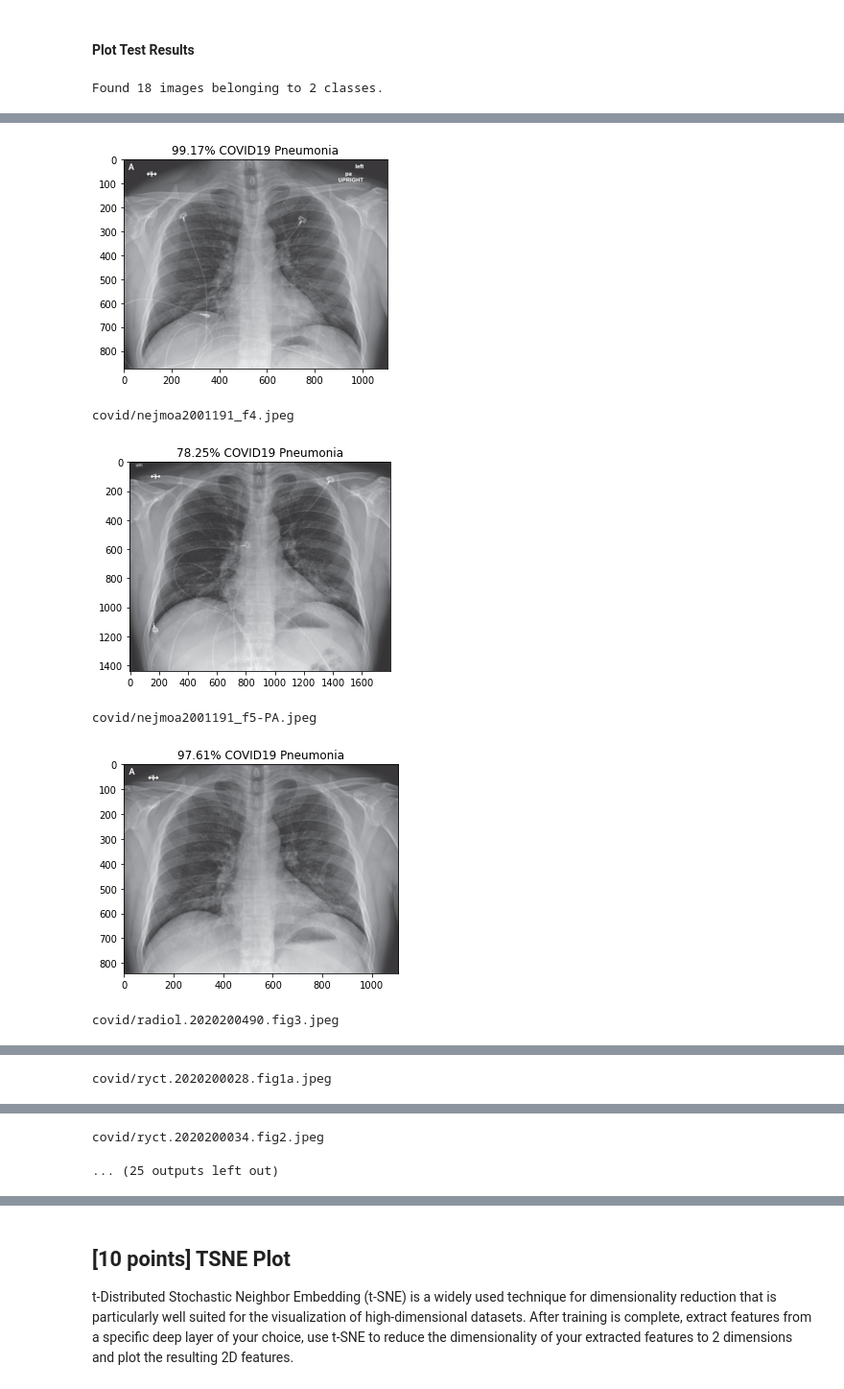
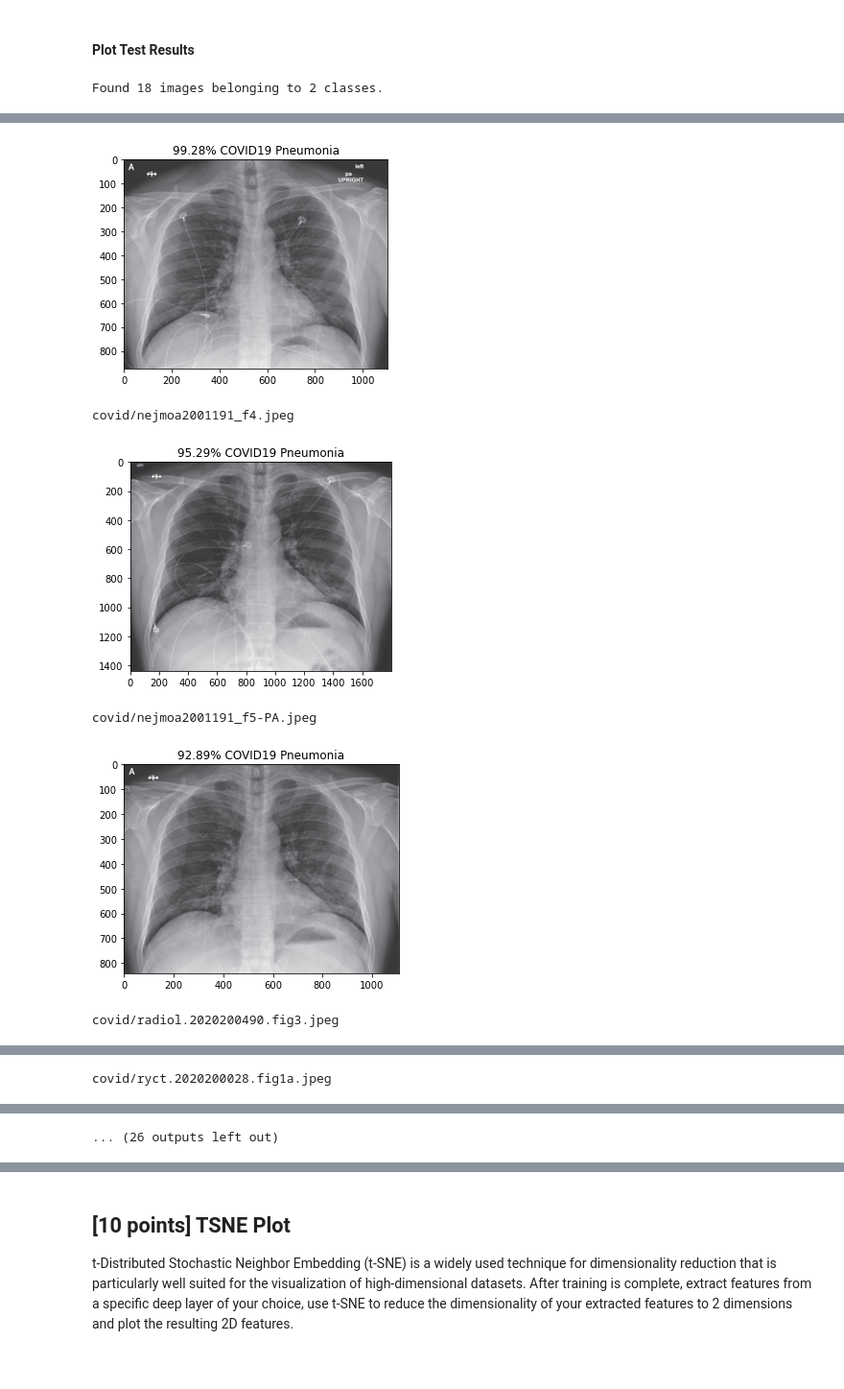
Before and after one commit to shicong621/Colab, a Jupyter notebook: task1_code.ipynb, the cells around one changed output, grey strips where cells are left out. Shown at 96% size. Cells and saved outputs as stored; diff of their text form; code cells hidden in the pictures.

```diff
--- a/task1_code.ipynb
+++ b/task1_code.ipynb
@@ -58,14 +57,15 @@ tf.__version__
 # %% [markdown]
 #### Load Image Data
 # %%
-DATA_LIST = os.listdir('/content/data/Covid_Data_GradientCrescent/two/train')
-DATASET_PATH  = '/content/data/Covid_Data_GradientCrescent/two/train'
-TEST_DIR =  '/content/data/Covid_Data_GradientCrescent/two/test'
+DATA_LIST = os.listdir('two/train')
+DATASET_PATH  = 'two/train'
+TEST_DIR =  'two/test'
 IMAGE_SIZE    = (224, 224)
 NUM_CLASSES   = len(DATA_LIST)
-BATCH_SIZE    = 10  # try reducing batch size or freeze more layers if your GPU runs out of memory
+BATCH_SIZE    = 16  # try reducing batch size or freeze more layers if your GPU runs out of memory
 NUM_EPOCHS    = 40
-LEARNING_RATE = 0.0005 # start off with high rate first 0.001 and experiment with reducing it gradually
+LEARNING_RATE = 0.0002 # start off with high rate first 0.001 and experiment with reducing it gradually
+DROP_OUT = 0.25
 # %% [markdown]
 #### Generate Training and Validation Batches
 # %%
@@ -142,23 +162,18 @@ print(len(valid_batches))
 STEP_SIZE_TRAIN=train_batches.n//train_batches.batch_size
 STEP_SIZE_VALID=valid_batches.n//valid_batches.batch_size
 
-opt = Adam(learning_rate= LEARNING_RATE)
+opt = tf.keras.optimizers.Adam(lr=LEARNING_RATE)
 t_start = time.time()
 
-with tf.device("GPU:0"):
-  model.compile(
-      loss = 'binary_crossentropy',
-      optimizer = opt,
-      metrics = ['accuracy']
-  )
-  history = model.fit(train_batches,
-                      steps_per_epoch = STEP_SIZE_TRAIN,
-                      validation_data = valid_batches,
-                      validation_steps = STEP_SIZE_VALID,
-                      epochs = NUM_EPOCHS)
+model.compile(
+    optimizer= opt,
+    loss='BinaryCrossentropy',
+    metrics=['accuracy'],
+)
 
-  print("Training on GPU finished in {(time.time() - t_start) / 100} minitues")
-
-  test_acc= model.evaluate(valid_batches)
-  print(test_acc)
+history = model.fit(train_batches,
+            steps_per_epoch=STEP_SIZE_TRAIN,
+            validation_data=valid_batches,
+            validation_steps=STEP_SIZE_VALID,
+            epochs=NUM_EPOCHS)
 # %% [output]
@@ -217,7 +235,7 @@ import matplotlib.image as mpimg
 
 test_datagen = ImageDataGenerator(rescale=1. / 255)
 eval_generator = test_datagen.flow_from_directory(TEST_DIR,target_size=IMAGE_SIZE,
-                                                  batch_size=1,shuffle=True,seed=42,class_mode="binary")
+                                                  batch_size=1,shuffle=False,seed=42,class_mode="binary")
 eval_generator.reset()
 pred = model.predict_generator(eval_generator,18,verbose=1)
 for index, probability in enumerate(pred):
@@ -244,11 +263,10 @@ covid/nejmoa2001191_f3-PA.jpeg
-[figure, old version]
+[figure, new version]
-covid/nejmoa2001191_f4.jpeg
+covid/nejmoa2001191_f4.jpeg
 [figure]
-covid/nejmoa2001191_f5-PA.jpeg
+covid/nejmoa2001191_f5-PA.jpeg
 [figure]
-covid/radiol.2020200490.fig3.jpeg
+covid/radiol.2020200490.fig3.jpeg
 [figure]
-covid/ryct.2020200028.fig1a.jpeg
+covid/ryct.2020200028.fig1a.jpeg
 [figure]
-covid/ryct.2020200034.fig2.jpeg
-... (25 outputs left out)
+... (26 outputs left out)
```
Also changed, not shown: parts of 12 cells of this notebook.
